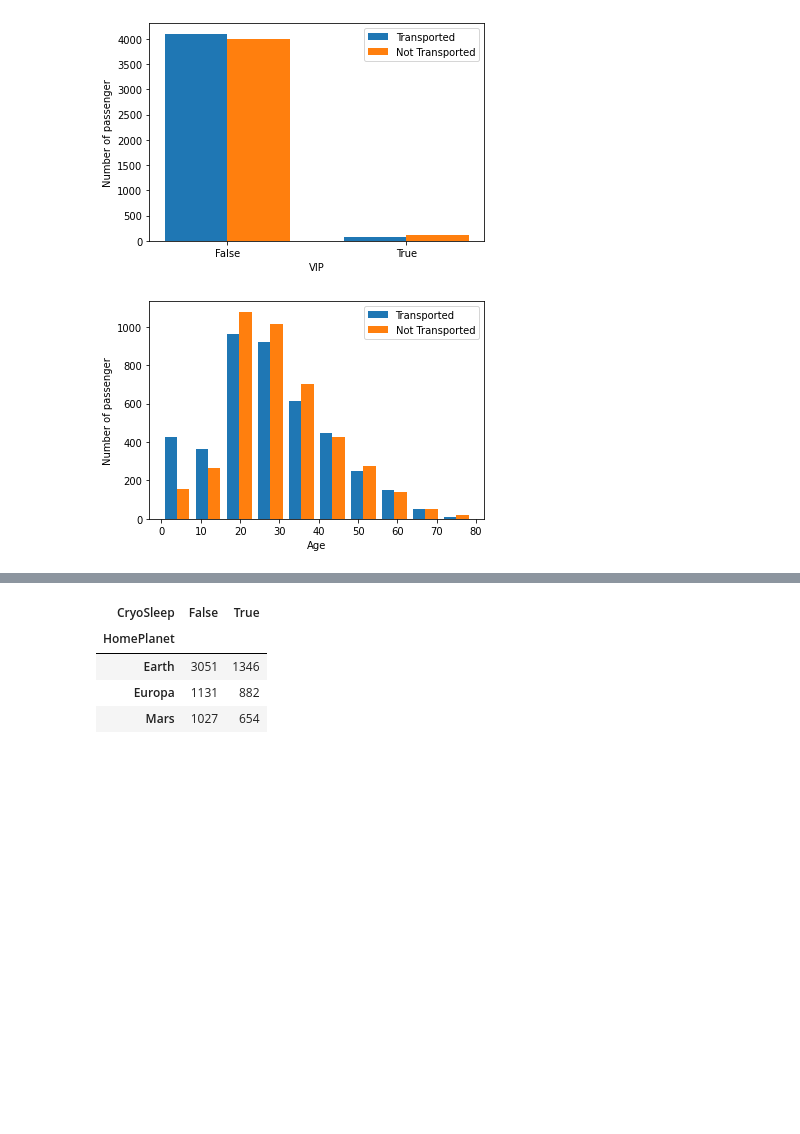
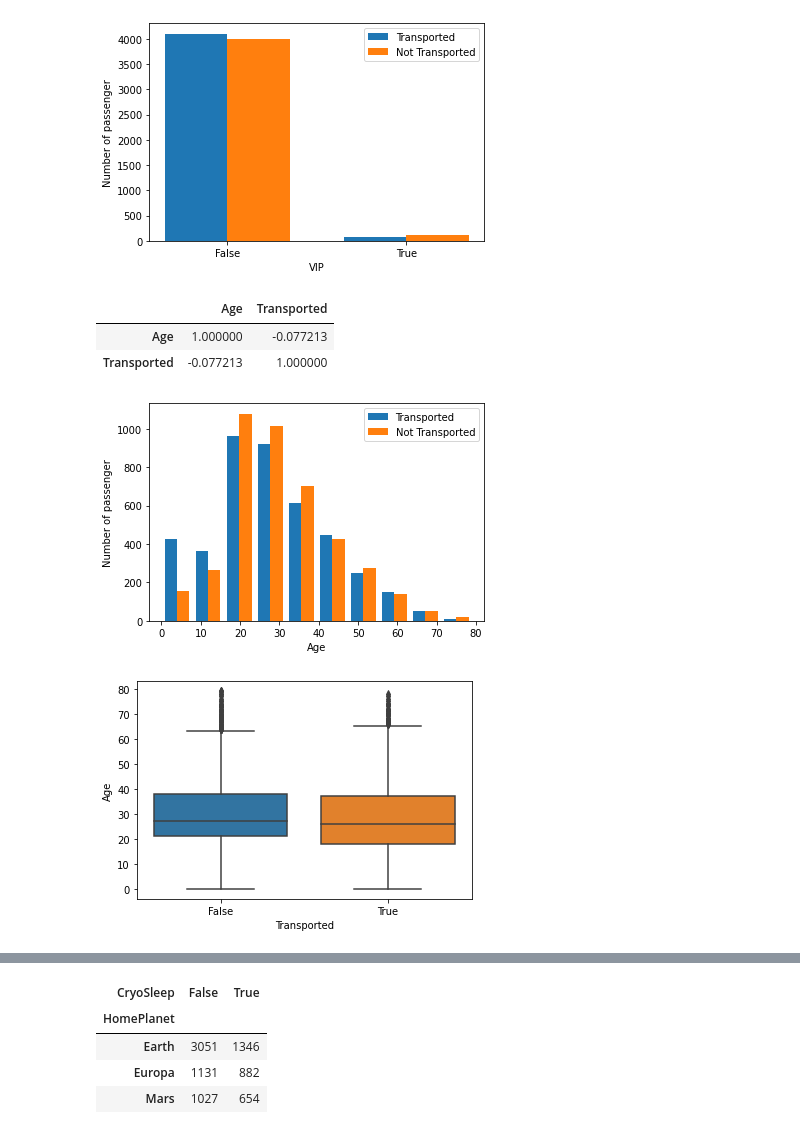
Before and after one commit to JbIPS/SpaceTitanic, a Jupyter notebook: space-titanic.ipynb, the cells around one changed output, grey strips where cells are left out. Saved outputs shown, nothing was run; the diff lists cells and outputs as text; code cells hidden in the pictures; blank space fills up the shorter version.

```diff
--- a/space-titanic.ipynb
+++ b/space-titanic.ipynb
@@ -152,6 +152,8 @@ def int_plot(column):
     plt.ylabel('Number of passenger')
     plt.legend()
     plt.show()
+    sns.boxplot(x='Transported',y=column, data=dataset)
+    plt.show()
 # %%
 encodedSide = dataset['Side'].map({'P': 0, 'S': 1})
 encodedTransported = dataset['Transported'].map({False: 0, True: 1})
@@ -194,7 +197,11 @@ cat_plot('VIP')
 | Transported | -0.035406 | 1.000000 |
 [figure]
 # %%
-pd.concat([dataset['Age'], encodedTransported], axis=1).corr()
+display(pd.concat([dataset['Age'], encodedTransported], axis=1).corr())
 int_plot('Age')
 # %% [output]
+|  | Age | Transported |
+| Age | 1.000000 | -0.077213 |
+| Transported | -0.077213 | 1.000000 |
 [figure]
+[figure, added]
```
Also changed, not shown: parts of 35 cells of this notebook.
